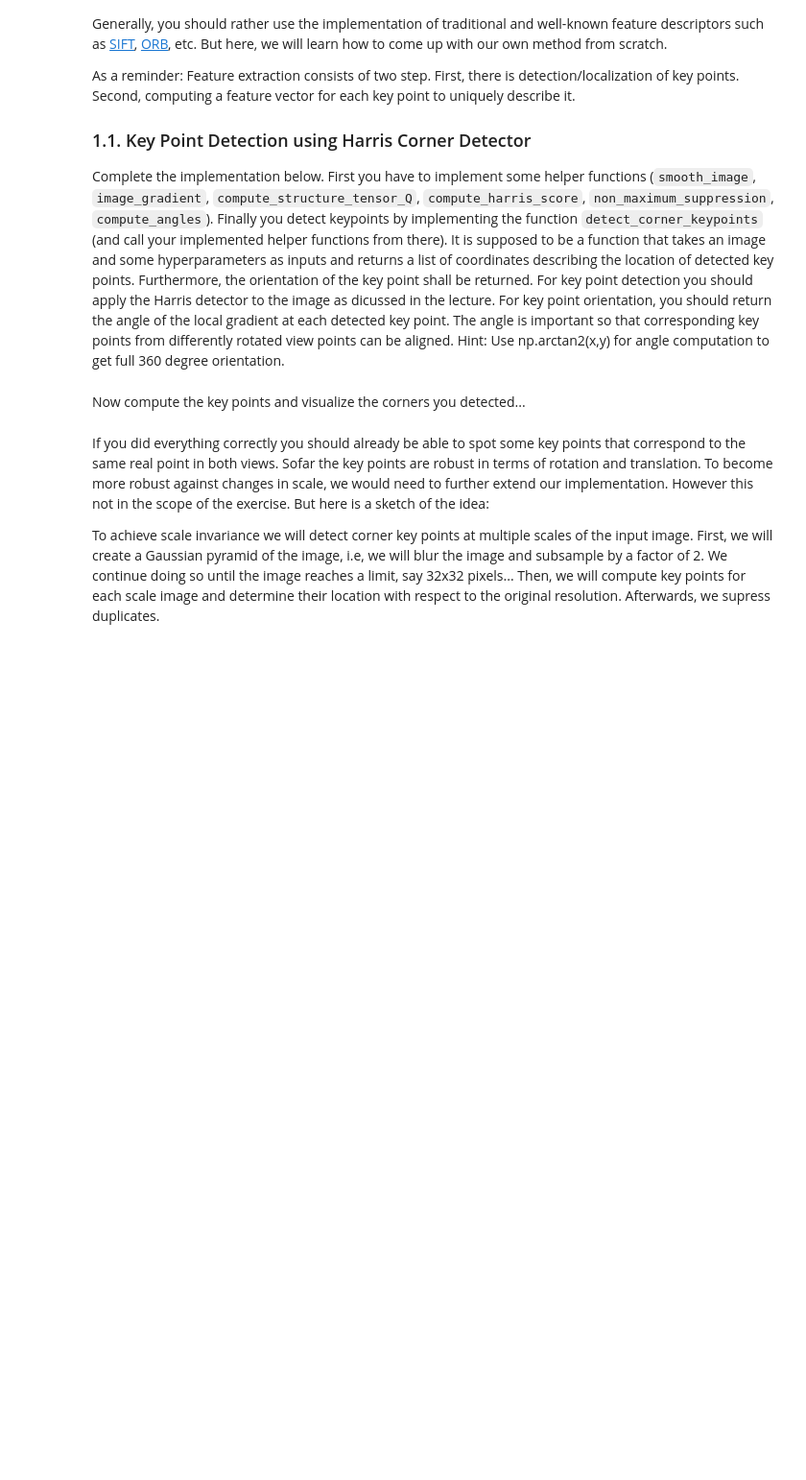
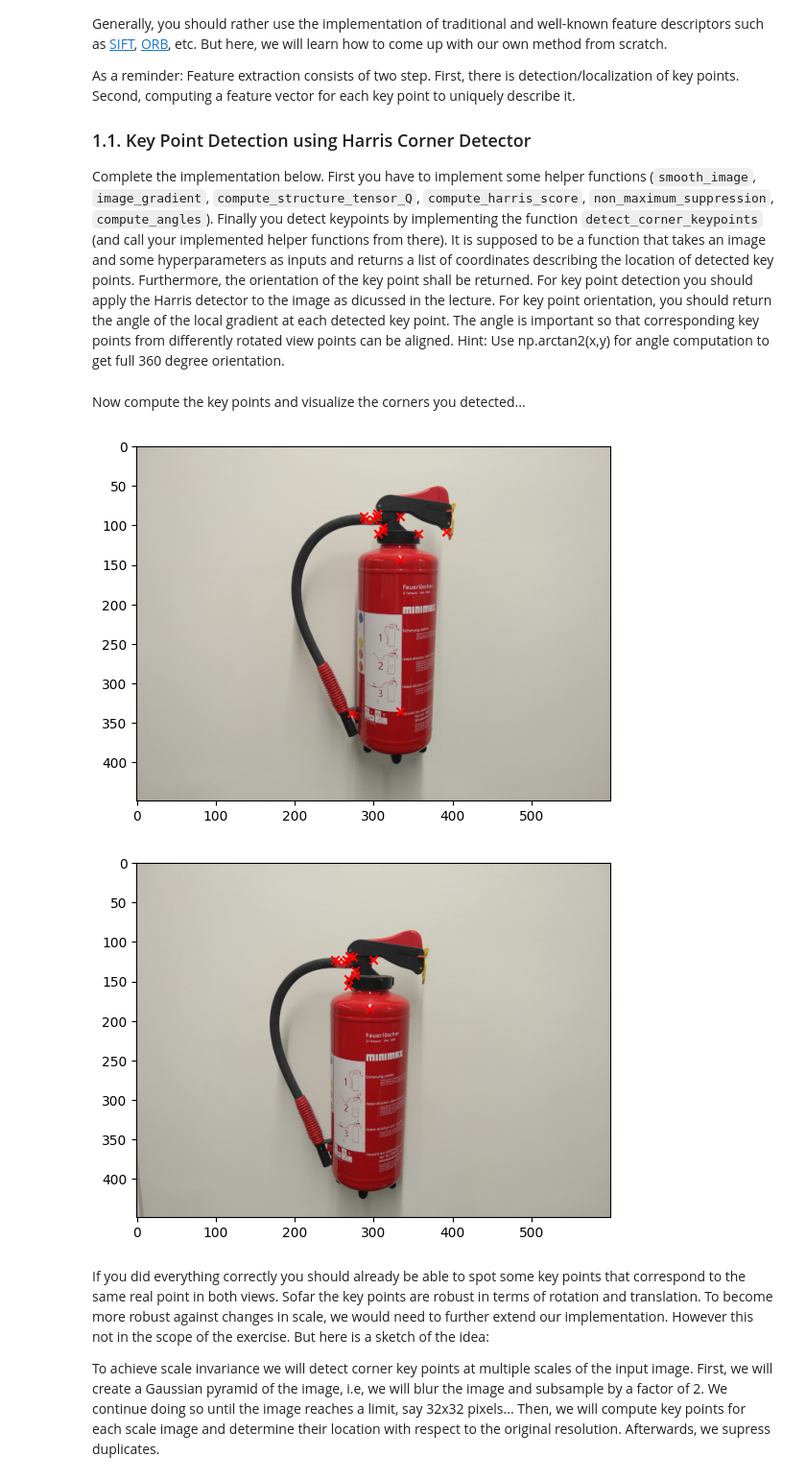
Before and after one commit to binyamolango/3dcv-students, a Jupyter notebook: 4.0-tl-feature-matching.ipynb, the cells around one changed output. Shown at 96% size. Drawn from its saved outputs; the diff is of its cells as text; code cells hidden in the pictures; blank space fills up the shorter version.

```diff
--- a/4.0-tl-feature-matching.ipynb
+++ b/4.0-tl-feature-matching.ipynb
@@ -143,7 +143,7 @@ def compute_angles(Ix: npt.ArrayLike, Iy: npt.ArrayLike, keypoint_mask: npt.Arra
     Iy = np.asarray(Iy)
 
     row_y, col_x = np.nonzero(keypoint_mask)
-    angels = np.degrees(np.archtan2(Iy[row_y, col_x], Ix[row_y, col_x]))
+    angels = np.degrees(np.arctan2(Iy[row_y, col_x], Ix[row_y, col_x]))
 
     return angels
 
@@ -196,15 +196,17 @@ Now compute the key points and visualize the corners you detected...
 # %%
 def plot_keypoints(img, points):
     plt.imshow(img)
     plt.scatter(points[:,0], points[:,1], marker='x', color='r')
     plt.show()
 
-
 keypoints = {}
 for i, target_image in  enumerate([view1, view2]):
-    points, angles = detect_corner_keypoints(target_image, window_size=5, threshold=10)
+    points, angles = detect_corner_keypoints(target_image, window_size=5, threshold=0.1)
     keypoints[f"view{i+1}"] = (points, angles)
     plot_keypoints(target_image, points)
+# %% [output]
+[figure, added]
+[figure, added]
 # %% [markdown]
 If you did everything correctly you should already be able to spot some key points that correspond to the same real point in both views. Sofar the key points are robust in terms of rotation and translation. To become more robust against changes in scale, we would need to further extend our implementation. However this not in the scope of the exercise. But here is a sketch of the idea:
 
```
Also changed, not shown: parts of 4 cells of this notebook.
